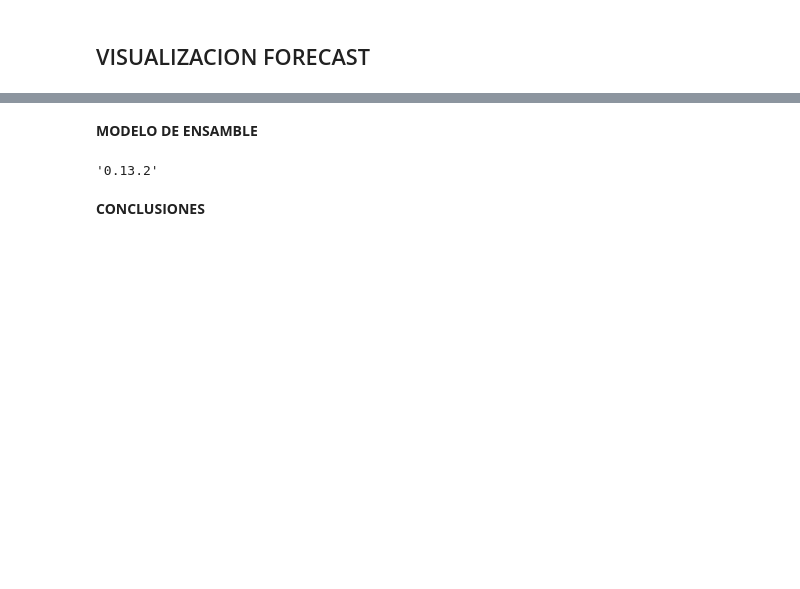
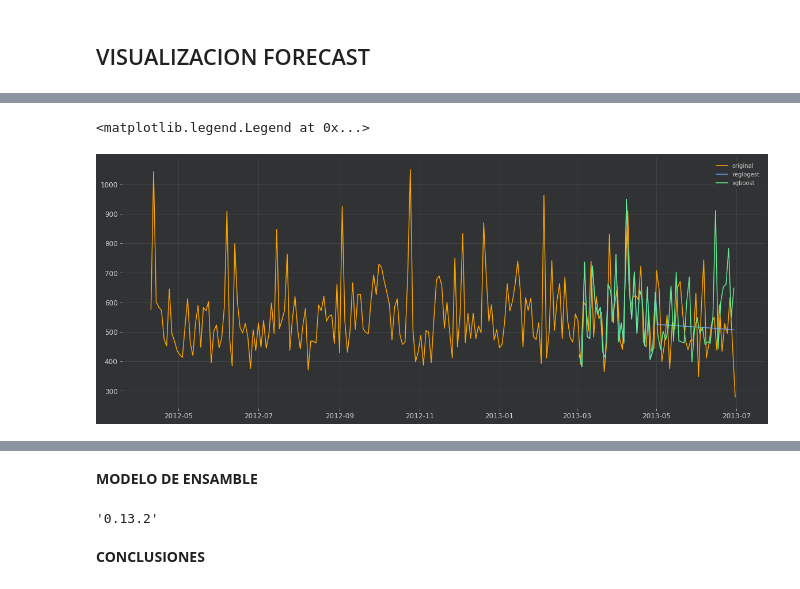
Before and after one commit to AgustinSt1990/tp_final, a Jupyter notebook: TP_FINAL_Machine_Learning.ipynb, the cells around one changed output, grey strips where cells are left out. Drawn from its saved outputs; the diff is of its cells as text; code cells hidden in the pictures; blank space fills up the shorter version.

```diff
--- a/TP_FINAL_Machine_Learning.ipynb
+++ b/TP_FINAL_Machine_Learning.ipynb
@@ -173,0 +180,2 @@ check_optimized_model(results)
+# %%
+predictions_real = np.exp(optimized_model_v2.predict(df_test))
@@ -279,0 +380,12 @@ xgboost RMSE prediction 166.998255679513
+# %%
+SmartSeries.apply_dark_mode()
+fig, ax = plt.subplots(figsize=(20,8))
+
+ax.plot(muestra[['Meat']].resample('2d').sum(), label='original', color='orange')
+ax.plot(result_reglosest.resample('2d').sum(), label='reglogest')
+ax.plot(result_xgboost.resample('2d').sum(), label='xgboost')
+
+plt.legend(loc='best')
+# %% [output]
+<matplotlib.legend.Legend at 0x...>
+[figure, added]
```
Also changed, not shown: parts of 29 cells of this notebook, 3 other files.
